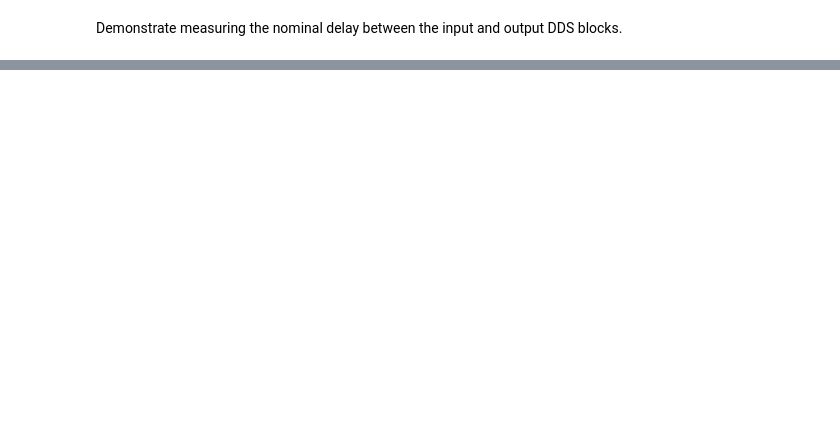
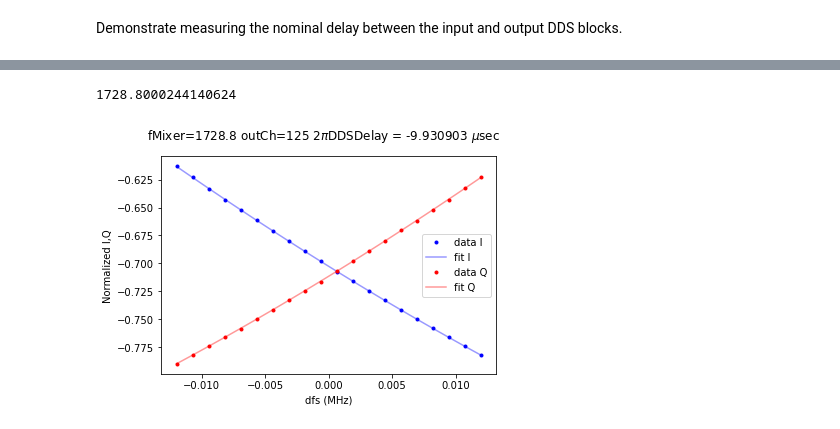
Before and after one commit to openquantumhardware/qick-tools, a Jupyter notebook: mkids/tutorial_07_scan_nominal_delay.ipynb, the cells around one changed output, grey strips where cells are left out. Saved outputs shown, nothing was run; the diff lists cells and outputs as text; code cells hidden in the pictures; blank space fills up the shorter version.

```diff
--- a/mkids/tutorial_07_scan_nominal_delay.ipynb
+++ b/mkids/tutorial_07_scan_nominal_delay.ipynb
@@ -26,0 +46,12 @@ Scan.fscanPlot(scan.mndScan,0)
+# %%
+nz = 2
+fMixer = 500 + (nz-1)*fNyquist
+fTones = np.array([fMixer + 100.123])
+soc.set_mixer(fMixer)
+# %% [output]
+1728.8000244140624
+# %%
+outCh = 125
+nominalDelay = scan.measureNominalDelay(outCh, decimation=2, doPlot=True)
+# %% [output]
+[figure, added]
```
Also changed, not shown: parts of 17 cells of this notebook, 12 other files.
